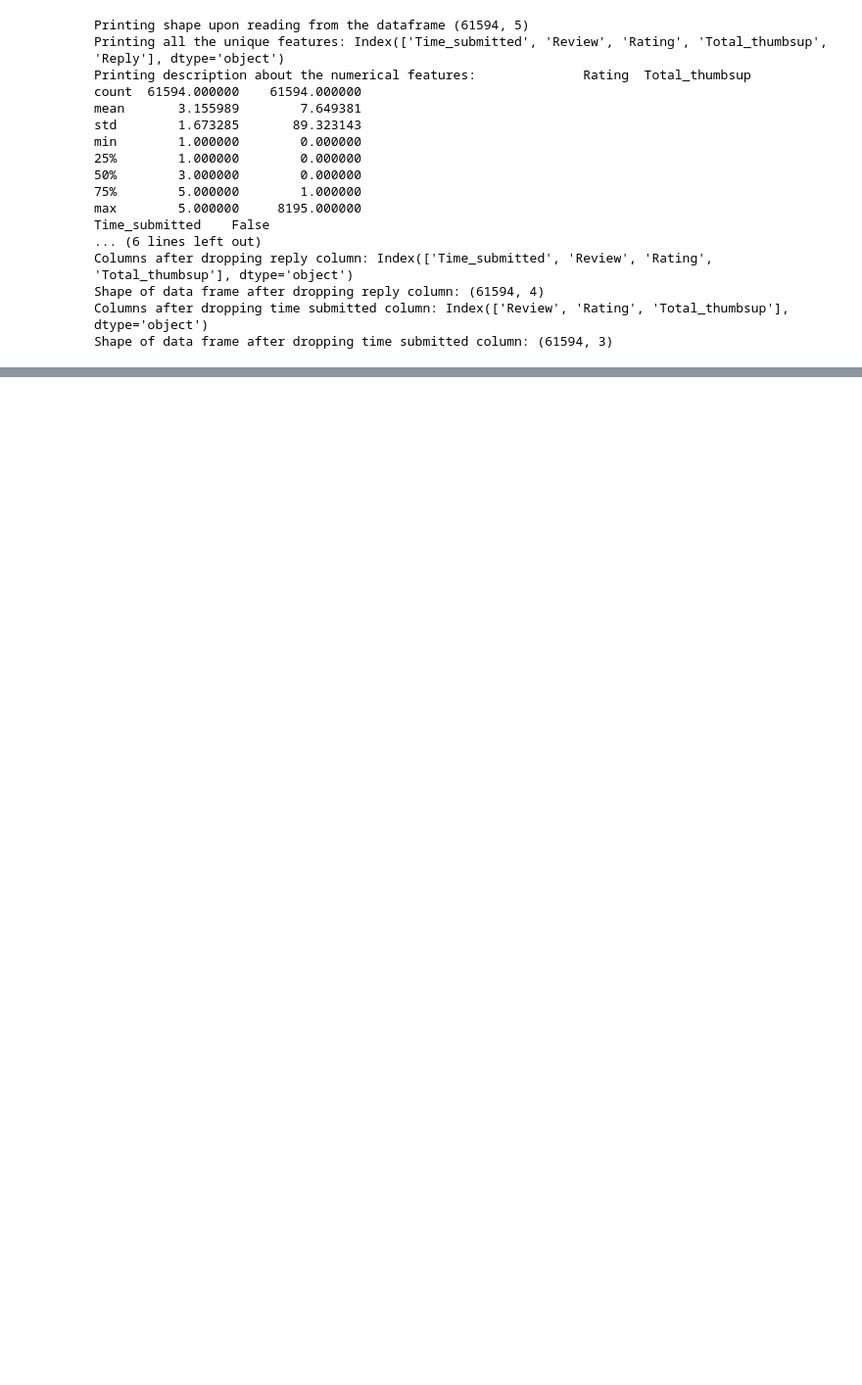
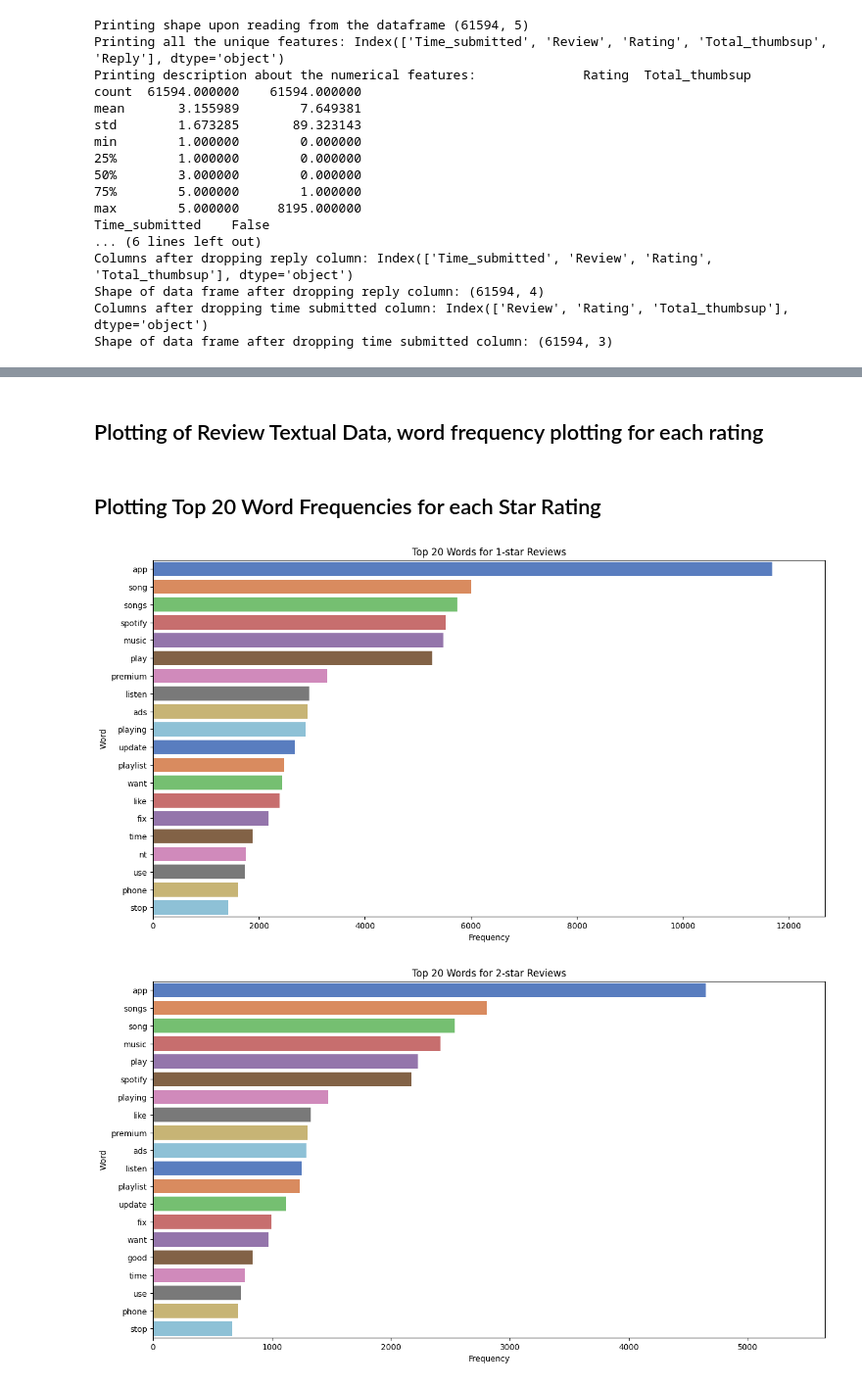
Before and after one commit to dregmi08/Milestone-2-Data-Exploration-Initial-Preprocessing, a Jupyter notebook: Milestone2DataExploration+InitialPreprocessing.ipynb, the cells around one changed output, grey strips where cells are left out. Shown at 98% size. Saved outputs shown, nothing was run; the diff lists cells and outputs as text; code cells hidden in the pictures; blank space fills up the shorter version.

```diff
--- a/Milestone2DataExploration+InitialPreprocessing.ipynb
+++ b/Milestone2DataExploration+InitialPreprocessing.ipynb
@@ -107,0 +195,2 @@ Shape of data frame after dropping time submitted column: (61594, 3)
+# %% [markdown]
+## Plotting of Review Textual Data, word frequency plotting for each rating
@@ -107,0 +265,19 @@ Shape of data frame after dropping time submitted column: (61594, 3)
+# %% [markdown]
+## Plotting Top 20 Word Frequencies for each Star Rating
+# %%
+# Create separate plots for each rating
+for rating, words in top20_per_rating.items():
+    # Create a DataFrame for the current rating
+    df = pd.DataFrame(words, columns=['Word', 'Frequency'])
+
+    # Create a bar plot to plot word frequency for 1-5 stars
+    plt.figure(figsize=(15, 8))
+    sns.barplot(data=df, x='Frequency', y='Word', palette='muted', hue='Word')
+    plt.title(f'Top 20 Words for {rating} Reviews')
+    plt.xlabel('Frequency')
+    plt.ylabel('Word')
+    plt.xlim(0, df['Frequency'].max() + 1000)
+    plt.show()
+# %% [output]
+[figure, added]
+[figure, added]
```
Also changed, not shown: parts of 9 cells of this notebook.
